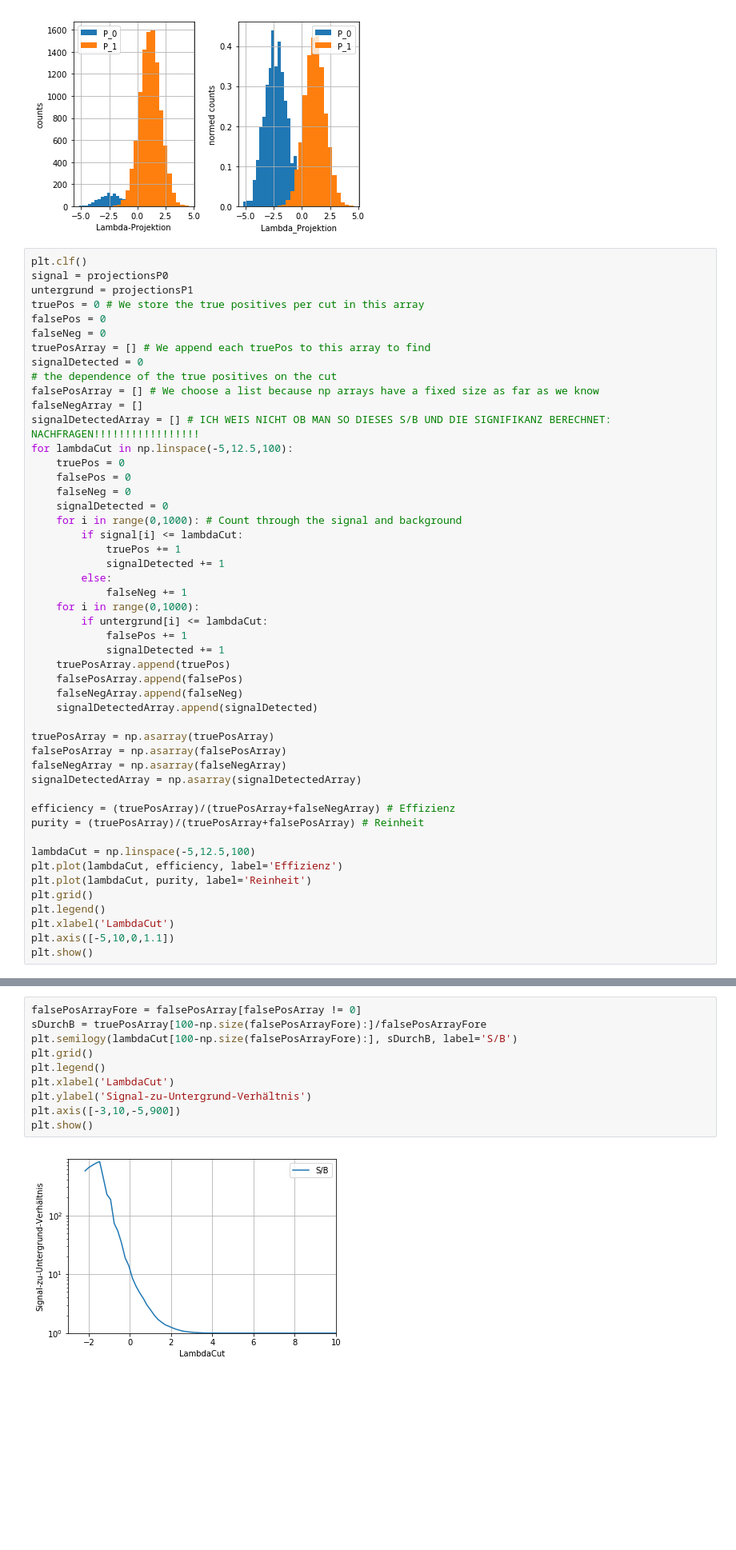
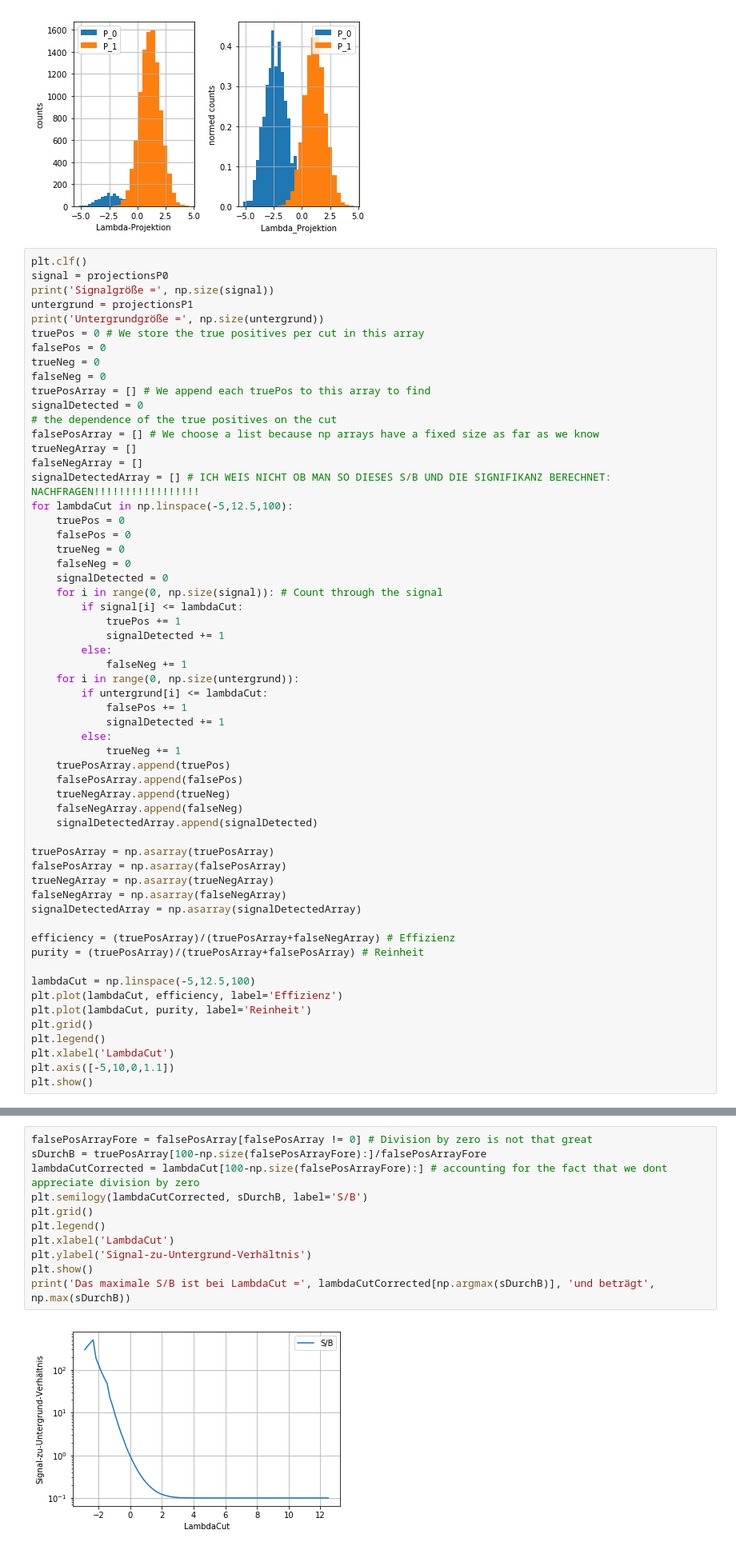
Before and after one commit to JaLuka98/SMD18-19, a Jupyter notebook: Übungsblätter/Blatt4/aufgabe3.ipynb, the cells around one changed output, grey strips where cells are left out. Shown at 80% size. Cells and saved outputs as stored; diff of their text form; blank space fills up the shorter version.

```diff
--- a/Übungsblätter/Blatt4/aufgabe3.ipynb
+++ b/Übungsblätter/Blatt4/aufgabe3.ipynb
@@ -271,38 +286,47 @@ plt.show()
 # %%
 plt.clf()
 signal = projectionsP0
+print('Signalgröße =', np.size(signal))
 untergrund = projectionsP1
+print('Untergrundgröße =', np.size(untergrund))
 truePos = 0 # We store the true positives per cut in this array
 falsePos = 0
+trueNeg = 0
 falseNeg = 0
 truePosArray = [] # We append each truePos to this array to find
 signalDetected = 0
 # the dependence of the true positives on the cut
 falsePosArray = [] # We choose a list because np arrays have a fixed size as far as we know
+trueNegArray = []
 falseNegArray = []
 signalDetectedArray = [] # ICH WEIS NICHT OB MAN SO DIESES S/B UND DIE SIGNIFIKANZ BERECHNET: NACHFRAGEN!!!!!!!!!!!!!!!!!
 for lambdaCut in np.linspace(-5,12.5,100):
     truePos = 0
     falsePos = 0
+    trueNeg = 0
     falseNeg = 0
     signalDetected = 0
-    for i in range(0,1000): # Count through the signal and background
+    for i in range(0, np.size(signal)): # Count through the signal
         if signal[i] <= lambdaCut:
             truePos += 1
             signalDetected += 1
         else:
             falseNeg += 1
-    for i in range(0,1000):
+    for i in range(0, np.size(untergrund)):
         if untergrund[i] <= lambdaCut:
             falsePos += 1
             signalDetected += 1
+        else:
+            trueNeg += 1
     truePosArray.append(truePos)
     falsePosArray.append(falsePos)
+    trueNegArray.append(trueNeg)
     falseNegArray.append(falseNeg)
     signalDetectedArray.append(signalDetected)
 
 truePosArray = np.asarray(truePosArray)
 falsePosArray = np.asarray(falsePosArray)
+trueNegArray = np.asarray(trueNegArray)
 falseNegArray = np.asarray(falseNegArray)
 signalDetectedArray = np.asarray(signalDetectedArray)
 
@@ -322,12 +348,13 @@ plt.show()
 # %%
-falsePosArrayFore = falsePosArray[falsePosArray != 0]
+falsePosArrayFore = falsePosArray[falsePosArray != 0] # Division by zero is not that great
 sDurchB = truePosArray[100-np.size(falsePosArrayFore):]/falsePosArrayFore
-plt.semilogy(lambdaCut[100-np.size(falsePosArrayFore):], sDurchB, label='S/B')
+lambdaCutCorrected = lambdaCut[100-np.size(falsePosArrayFore):] # accounting for the fact that we dont appreciate division by zero
+plt.semilogy(lambdaCutCorrected, sDurchB, label='S/B')
 plt.grid()
 plt.legend()
 plt.xlabel('LambdaCut')
 plt.ylabel('Signal-zu-Untergrund-Verhältnis')
-plt.axis([-3,10,-5,900])
 plt.show()
+print('Das maximale S/B ist bei LambdaCut =', lambdaCutCorrected[np.argmax(sDurchB)], 'und beträgt', np.max(sDurchB))
 # %% [output]
-[figure, old version]
+[figure, new version]
```
Also changed, not shown: parts of 19 cells of this notebook.
